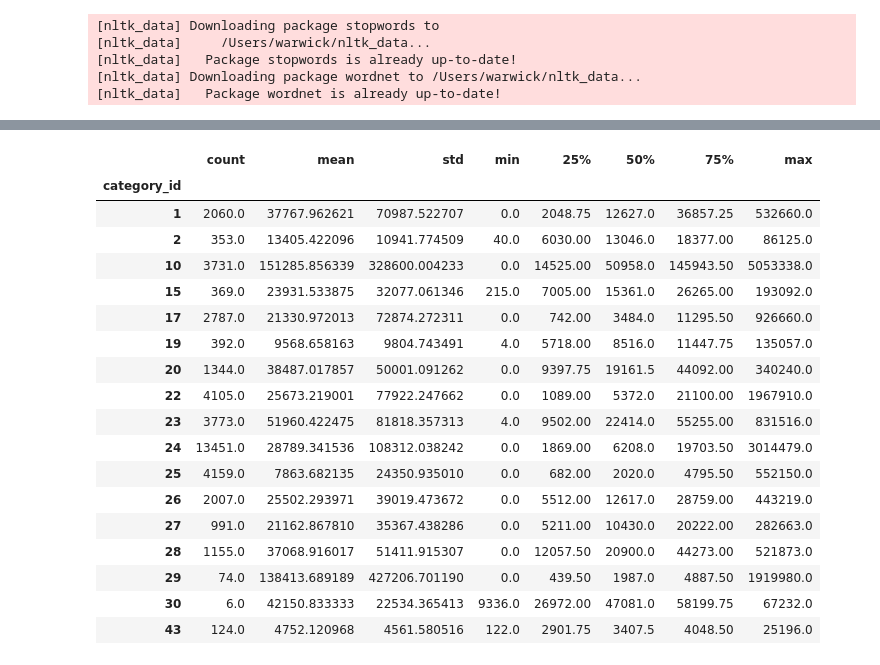
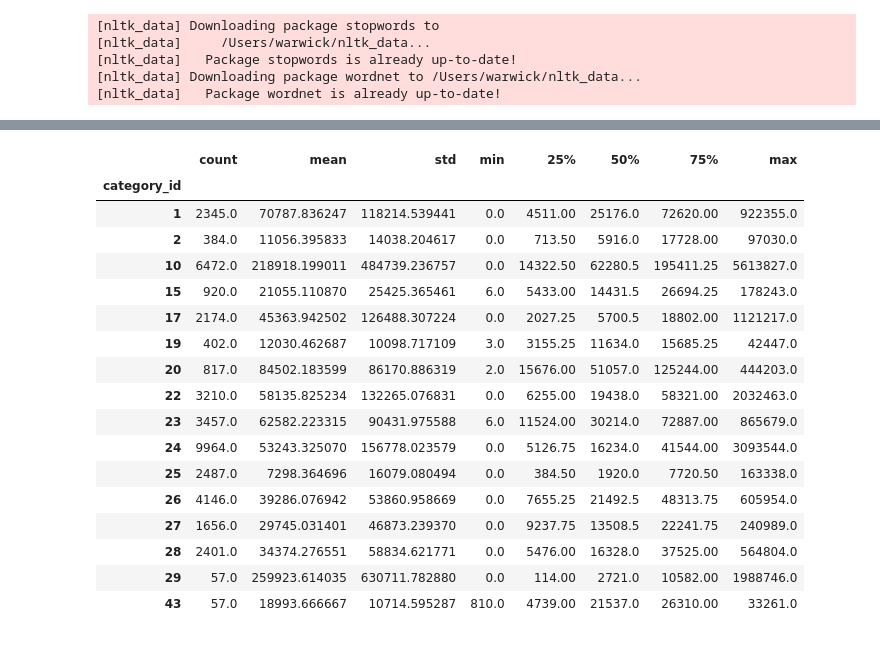
Before and after one commit to warwickwei/CS5112_project_youtube_clustering, a Jupyter notebook: Youtube_clustering.ipynb, the cells around one changed output, grey strips where cells are left out. Saved outputs shown, nothing was run; the diff lists cells and outputs as text; code cells hidden in the pictures.

```diff
--- a/Youtube_clustering.ipynb
+++ b/Youtube_clustering.ipynb
@@ -32 +36,4 @@ CA_raw_data = pd.read_csv('CAVideos.csv')
+# %%
+filename = "USvideos.csv"
+raw_data = pd.read_csv(filename)
 # %%
@@ -70,24 +76,23 @@ CA_raw_data.category_id.value_counts()
 Name: category_id, dtype: int64
 # %%
-CA_raw_data.groupby('category_id')["likes"].describe(percentiles = [0.25, 0.5, 0.75])
+raw_data.groupby('category_id')["likes"].describe(percentiles = [0.25, 0.5, 0.75])
 # %% [output]
 |  | count | mean | std | min | 25% | 50% | 75% | max |
 | category_id |  |  |  |  |  |  |  |  |
-| 1 | 2060.0 | 37767.962621 | 70987.522707 | 0.0 | 2048.75 | 12627.0 | 36857.25 | 532660.0 |
-| 2 | 353.0 | 13405.422096 | 10941.774509 | 40.0 | 6030.00 | 13046.0 | 18377.00 | 86125.0 |
-| 10 | 3731.0 | 151285.856339 | 328600.004233 | 0.0 | 14525.00 | 50958.0 | 145943.50 | 5053338.0 |
-| 15 | 369.0 | 23931.533875 | 32077.061346 | 215.0 | 7005.00 | 15361.0 | 26265.00 | 193092.0 |
-| 17 | 2787.0 | 21330.972013 | 72874.272311 | 0.0 | 742.00 | 3484.0 | 11295.50 | 926660.0 |
-| 19 | 392.0 | 9568.658163 | 9804.743491 | 4.0 | 5718.00 | 8516.0 | 11447.75 | 135057.0 |
-| 20 | 1344.0 | 38487.017857 | 50001.091262 | 0.0 | 9397.75 | 19161.5 | 44092.00 | 340240.0 |
-| 22 | 4105.0 | 25673.219001 | 77922.247662 | 0.0 | 1089.00 | 5372.0 | 21100.00 | 1967910.0 |
-| 23 | 3773.0 | 51960.422475 | 81818.357313 | 4.0 | 9502.00 | 22414.0 | 55255.00 | 831516.0 |
-| 24 | 13451.0 | 28789.341536 | 108312.038242 | 0.0 | 1869.00 | 6208.0 | 19703.50 | 3014479.0 |
-| 25 | 4159.0 | 7863.682135 | 24350.935010 | 0.0 | 682.00 | 2020.0 | 4795.50 | 552150.0 |
-| 26 | 2007.0 | 25502.293971 | 39019.473672 | 0.0 | 5512.00 | 12617.0 | 28759.00 | 443219.0 |
-| 27 | 991.0 | 21162.867810 | 35367.438286 | 0.0 | 5211.00 | 10430.0 | 20222.00 | 282663.0 |
-| 28 | 1155.0 | 37068.916017 | 51411.915307 | 0.0 | 12057.50 | 20900.0 | 44273.00 | 521873.0 |
-| 29 | 74.0 | 138413.689189 | 427206.701190 | 0.0 | 439.50 | 1987.0 | 4887.50 | 1919980.0 |
-| 30 | 6.0 | 42150.833333 | 22534.365413 | 9336.0 | 26972.00 | 47081.0 | 58199.75 | 67232.0 |
-| 43 | 124.0 | 4752.120968 | 4561.580516 | 122.0 | 2901.75 | 3407.5 | 4048.50 | 25196.0 |
+| 1 | 2345.0 | 70787.836247 | 118214.539441 | 0.0 | 4511.00 | 25176.0 | 72620.00 | 922355.0 |
+| 2 | 384.0 | 11056.395833 | 14038.204617 | 0.0 | 713.50 | 5916.0 | 17728.00 | 97030.0 |
+| 10 | 6472.0 | 218918.199011 | 484739.236757 | 0.0 | 14322.50 | 62280.5 | 195411.25 | 5613827.0 |
+| 15 | 920.0 | 21055.110870 | 25425.365461 | 6.0 | 5433.00 | 14431.5 | 26694.25 | 178243.0 |
+| 17 | 2174.0 | 45363.942502 | 126488.307224 | 0.0 | 2027.25 | 5700.5 | 18802.00 | 1121217.0 |
+| 19 | 402.0 | 12030.462687 | 10098.717109 | 3.0 | 3155.25 | 11634.0 | 15685.25 | 42447.0 |
+| 20 | 817.0 | 84502.183599 | 86170.886319 | 2.0 | 15676.00 | 51057.0 | 125244.00 | 444203.0 |
+| 22 | 3210.0 | 58135.825234 | 132265.076831 | 0.0 | 6255.00 | 19438.0 | 58321.00 | 2032463.0 |
+| 23 | 3457.0 | 62582.223315 | 90431.975588 | 6.0 | 11524.00 | 30214.0 | 72887.00 | 865679.0 |
+| 24 | 9964.0 | 53243.325070 | 156778.023579 | 0.0 | 5126.75 | 16234.0 | 41544.00 | 3093544.0 |
+| 25 | 2487.0 | 7298.364696 | 16079.080494 | 0.0 | 384.50 | 1920.0 | 7720.50 | 163338.0 |
+| 26 | 4146.0 | 39286.076942 | 53860.958669 | 0.0 | 7655.25 | 21492.5 | 48313.75 | 605954.0 |
+| 27 | 1656.0 | 29745.031401 | 46873.239370 | 0.0 | 9237.75 | 13508.5 | 22241.75 | 240989.0 |
+| 28 | 2401.0 | 34374.276551 | 58834.621771 | 0.0 | 5476.00 | 16328.0 | 37525.00 | 564804.0 |
+| 29 | 57.0 | 259923.614035 | 630711.782880 | 0.0 | 114.00 | 2721.0 | 10582.00 | 1988746.0 |
+| 43 | 57.0 | 18993.666667 | 10714.595287 | 810.0 | 4739.00 | 21537.0 | 26310.00 | 33261.0 |
 # %%
```
Also changed, not shown: parts of 17 cells of this notebook.
